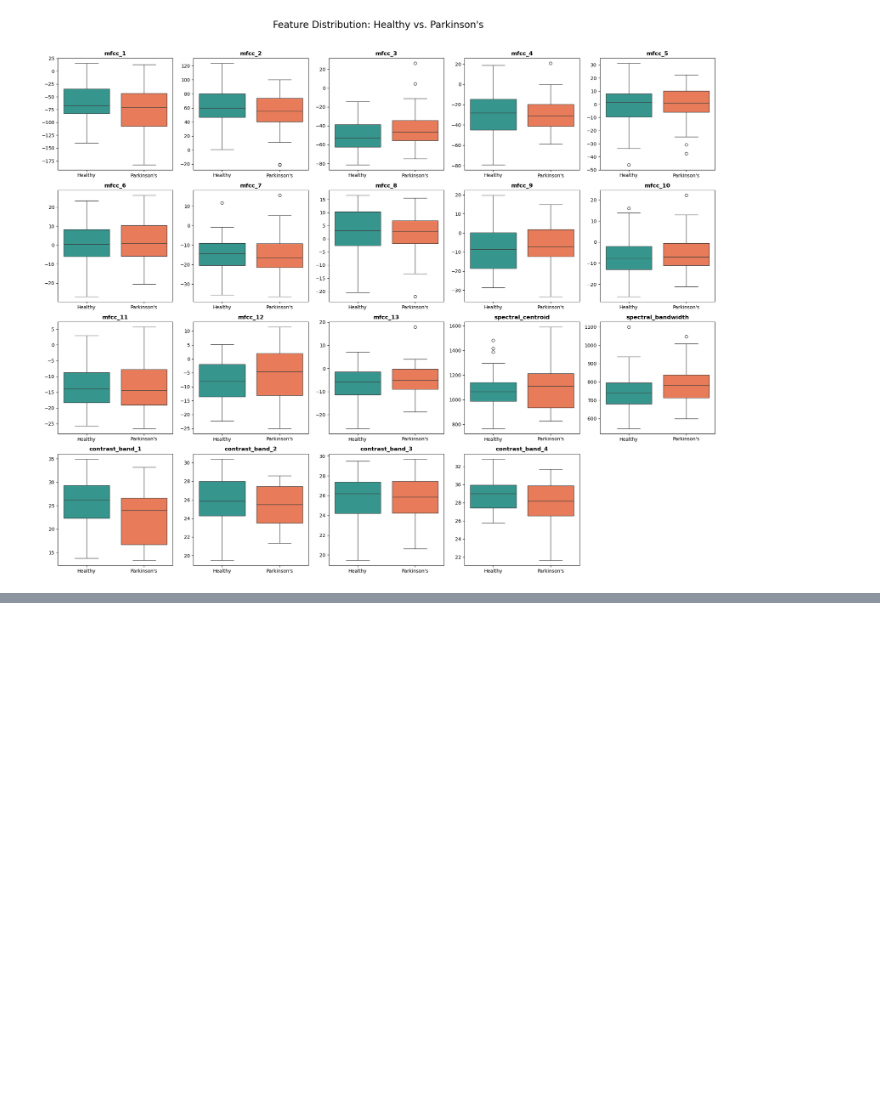
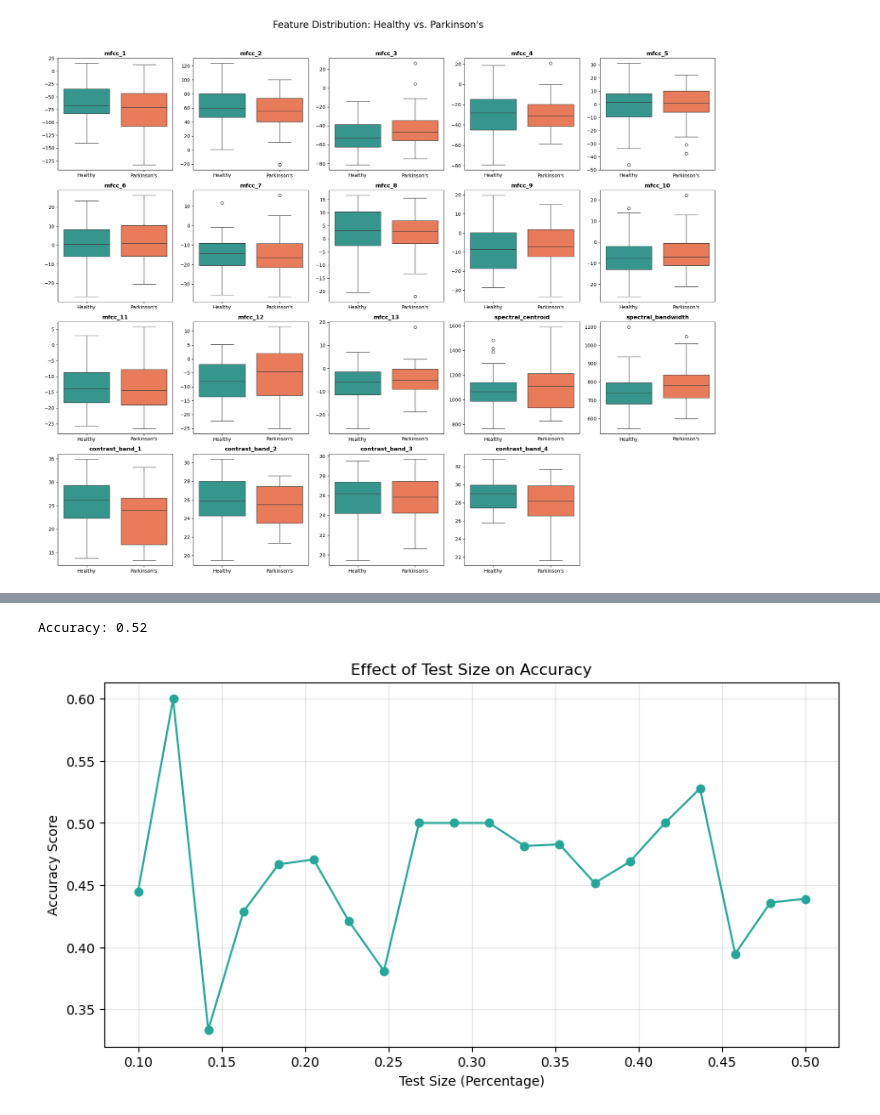
Before and after one commit to WobinWobin/mini-project, a Jupyter notebook: Step2.ipynb, the cells around one changed output, grey strips where cells are left out. Drawn from its saved outputs; the diff is of its cells as text; code cells hidden in the pictures; blank space fills up the shorter version.

```diff
--- a/Step2.ipynb
+++ b/Step2.ipynb
@@ -56,8 +63,8 @@ from tqdm import tqdm
 
 # Setting targets for the audio files
 data_map = {
-    "Parkinson's Dataset/HC_AH/HC_AH/*.wav": 0,    # Healthy Control
-    "Parkinson's Dataset/PD_AH/PD_AH/*.wav": 1     # Parkinson's Disease
+    "pd_dataset/HC_AH/*.wav": 0,    # Healthy Control
+    "pd_dataset/PD_AH/*.wav": 1     # Parkinson's Disease
 }
 
 features_list = []
@@ -165,0 +181,54 @@ plt.show()
+# %%
+'''Logistic regression with scaling for reproducibility'''
+
+X = df.select_dtypes(include=['number']).drop('target', axis=1)
+y = df['target']
+
+X_train, X_test, y_train, y_test = train_test_split(
+    X, y, test_size=0.3, random_state=30
+)
+
+# Scale features
+scaler = StandardScaler()
+X_train = scaler.fit_transform(X_train)
+X_test = scaler.transform(X_test)
+
+# Train model
+logreg_model = LogisticRegression(max_iter=1000)
+logreg_model.fit(X_train, y_train)
+
+# Predict
+predictions = model.predict(X_test)
+
+accuracy = accuracy_score(y_test, predictions)
+print("Accuracy:", accuracy)
+# %% [output]
+Accuracy: 0.52
+# %%
+# Range of test sizes from 10% to 50%
+test_sizes = np.linspace(0.1, 0.5, 20)
+accuracies = []
+
+for ts in test_sizes:
+    X_train, X_test, y_train, y_test = train_test_split(X, y, test_size=ts, random_state=0)
+
+    # Scaling must be inside the loop because the training set changes
+    scaler = StandardScaler()
+    X_train_scaled = scaler.fit_transform(X_train)
+    X_test_scaled = scaler.transform(X_test)
+
+    model = LogisticRegression(max_iter=1000)
+    model.fit(X_train_scaled, y_train)
+
+    acc = accuracy_score(y_test, model.predict(X_test_scaled))
+    accuracies.append(acc)
+
+plt.figure(figsize=(10, 5))
+plt.plot(test_sizes, accuracies, marker='o', color='#26a69a', linestyle='-')
+plt.title('Effect of Test Size on Accuracy')
+plt.xlabel('Test Size (Percentage)')
+plt.ylabel('Accuracy Score')
+plt.grid(True, alpha=0.3)
+plt.show()
+# %% [output]
+[figure, added]
```
Also changed, not shown: parts of 10 cells of this notebook, 1 other file.
